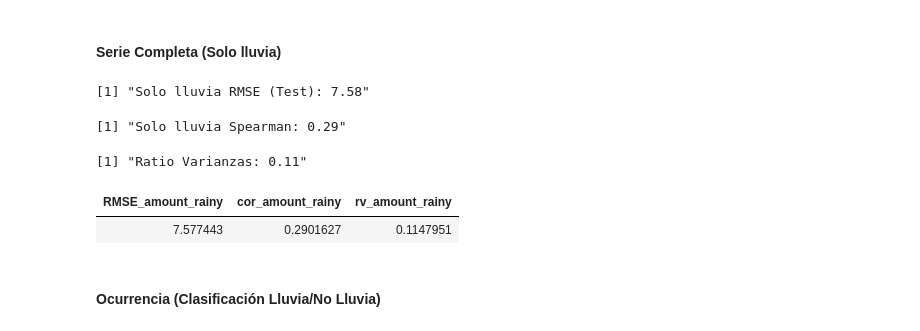
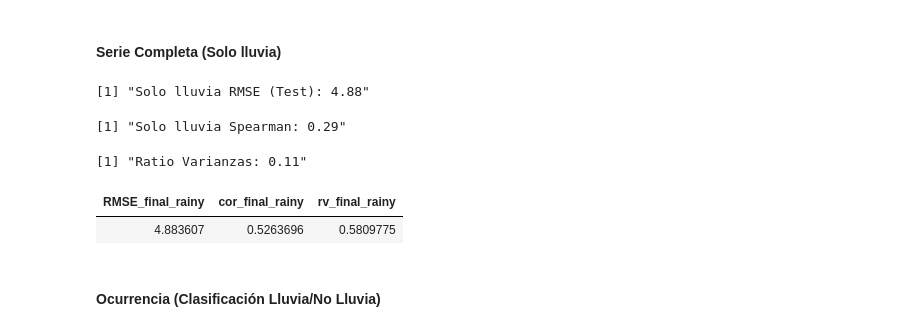
Before and after one commit to yerartdev/uc-m1966-datamining, a Jupyter notebook: d3/S17-T03_LAB_IntercomparisonTechniques.ipynb, the cells around one changed output. Drawn from its saved outputs; the diff is of its cells as text; code cells hidden in the pictures.

```diff
--- a/d3/S17-T03_LAB_IntercomparisonTechniques.ipynb
+++ b/d3/S17-T03_LAB_IntercomparisonTechniques.ipynb
@@ -848,33 +848,27 @@ cbind(RMSE_amount_final, cor_amount_final, rv_amount_final)
 # %% [markdown]
 #### Serie Completa (Solo lluvia)
 # %%
-pred_final_rainy <- pred_occ * pred_amount_rainy_b
+pred_final_rainy <-  as.numeric(as.character(pred_occ)) * pred_amount_rainy_b
-# %%
-#::GMG::Calculo métricas de error para discusión posterior
-#RMSE_amount_rainy <- sqrt(mean((df_rainy$rain[indtest_rainy] - pred_amount_rainy)^2))
-RMSE_amount_rainy <- sqrt(mean((df_amount$y[indtest] - pred_amount_rainy)^2))
-paste('Solo lluvia RMSE (Test):', round(RMSE_amount_rainy,2))
-# %% [output]
-[1] "Solo lluvia RMSE (Test): 7.58"
-# %%
-#cor_amount_rainy <- cor(pred_amount_rainy, df_rainy$rain[indtest_rainy], method = 'spearman')
-cor_amount_rainy <- cor(df_amount$y[indtest], pred_amount_rainy,  method = 'spearman')
-paste('Solo lluvia Spearman:', round(cor_amount_rainy,2))
-# %% [output]
-[1] "Solo lluvia Spearman: 0.29"
-# %%
-#::GMG::Métrica de ratio de varianzas
-#::DUDA::aquí se aprecia un 'underfit' (?)
-rv_amount_rainy <- var(pred_amount_rainy) / var(df_amount$y[indtest])
-paste('Ratio Varianzas:', round(rv_amount_rainy,2))
-# %% [output]
-[1] "Ratio Varianzas: 0.11"
+# %%
+#::GMG::Calculo métricas
+RMSE_final_rainy <- sqrt(mean((df_amount$y[indtest] - pred_final_rainy)^2))
+paste('Solo lluvia RMSE (Test):', round(RMSE_final_rainy,2))
+
+cor_final_rainy <- cor(df_amount$y[indtest], pred_final_rainy,  method = 'spearman')
+paste('Solo lluvia Spearman:', round(cor_amount_rainy,2))
+
+rv_final_rainy <- var(pred_final_rainy) / var(df_amount$y[indtest])
+paste('Ratio Varianzas:', round(rv_amount_rainy,2))
+# %% [output]
+[1] "Solo lluvia RMSE (Test): 4.88"
+[1] "Solo lluvia Spearman: 0.29"
+[1] "Ratio Varianzas: 0.11"
 # %%
 #::GMG::Resumen Test dataset amount
-cbind(RMSE_amount_rainy, cor_amount_rainy, rv_amount_rainy)
+cbind(RMSE_final_rainy, cor_final_rainy, rv_final_rainy)
 # %% [output]
-| RMSE_amount_rainy | cor_amount_rainy | rv_amount_rainy |
-| 7.577443 | 0.2901627 | 0.1147951 |
+| RMSE_final_rainy | cor_final_rainy | rv_final_rainy |
+| 4.883607 | 0.5263696 | 0.5809775 |
 # %% [markdown]
 #### Ocurrencia (Clasificación Lluvia/No Lluvia)
 # %%
```
Also changed, not shown: parts of 11 cells of this notebook.
